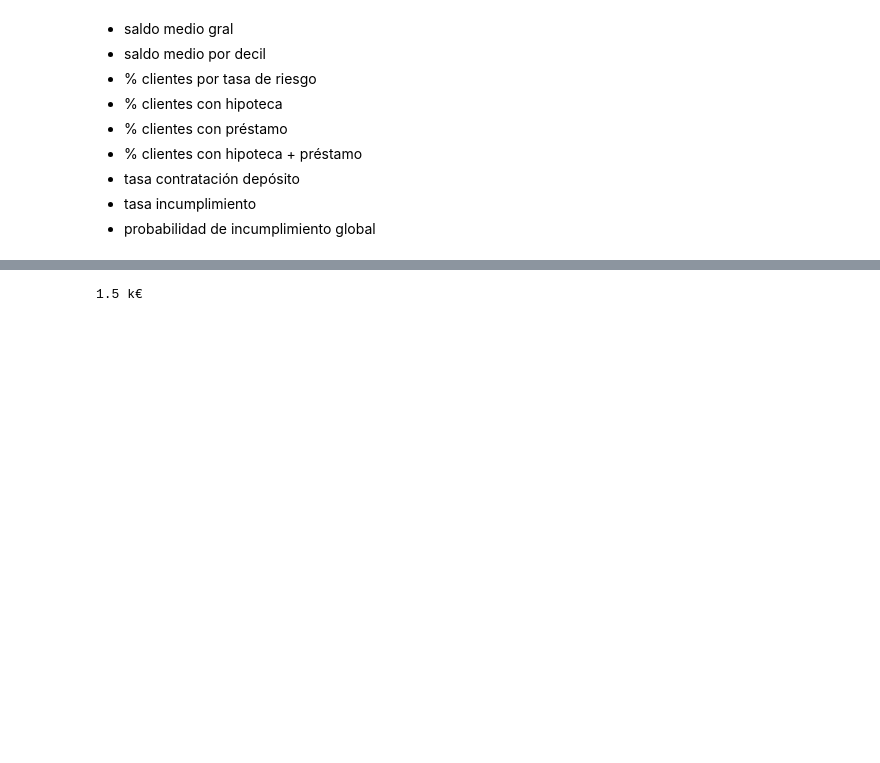
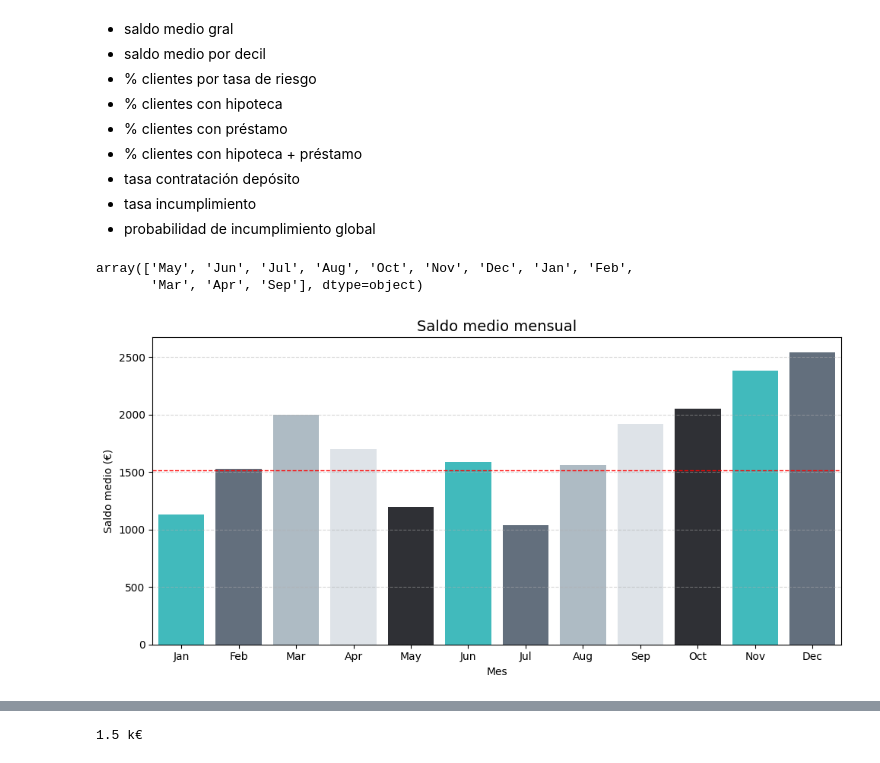
Before and after one commit to MarinaTorba/PersonalDataProrjects, a Jupyter notebook: Equip_9/Scripts/Analisis _Finanzas_250519.ipynb, the cells around one changed output, grey strips where cells are left out. Drawn from its saved outputs; the diff is of its cells as text; code cells hidden in the pictures; blank space fills up the shorter version.

```diff
--- a/Equip_9/Scripts/Analisis _Finanzas_250519.ipynb
+++ b/Equip_9/Scripts/Analisis _Finanzas_250519.ipynb
@@ -507,3 +509,26 @@ Ya que el impacto de tener una hipoteca adicional no reduce el saldo:
 - tasa contratación depósito
 - tasa incumplimiento
 - probabilidad de incumplimiento global
+# %%
+df['month'].unique()
+# %% [output]
+array(['May', 'Jun', 'Jul', 'Aug', 'Oct', 'Nov', 'Dec', 'Jan', 'Feb',
+       'Mar', 'Apr', 'Sep'], dtype=object)
+# %%
+orden_meses = ['Jan', 'Feb', 'Mar', 'Apr', 'May', 'Jun', 'Jul', 'Aug', 'Sep', 'Oct', 'Nov', 'Dec']
+
+saldo_medio_mensual = df['balance'].groupby(df['month']).mean().reset_index()
+saldo_medio_mensual['month'] = pd.Categorical(saldo_medio_mensual['month'], categories=orden_meses, ordered=True)
+saldo_medio_mensual = saldo_medio_mensual.sort_values('month')
+
+plt.figure(figsize=(10, 5))
+sns.barplot(data=saldo_medio_mensual, x='month', y='balance', palette=custom_palette)
+plt.axhline(saldo_medio_global, color='red', linestyle='--', linewidth=1, label=f"Media global: {saldo_medio_global} €")
+plt.title("Saldo medio mensual", fontsize=14)
+plt.ylabel("Saldo medio (€)")
+plt.xlabel("Mes")
+plt.grid(axis='y', linestyle='--', alpha=0.5)
+plt.tight_layout()
+plt.show()
+# %% [output]
+[figure, added]
```
Also changed, not shown: parts of 4 cells of this notebook.
